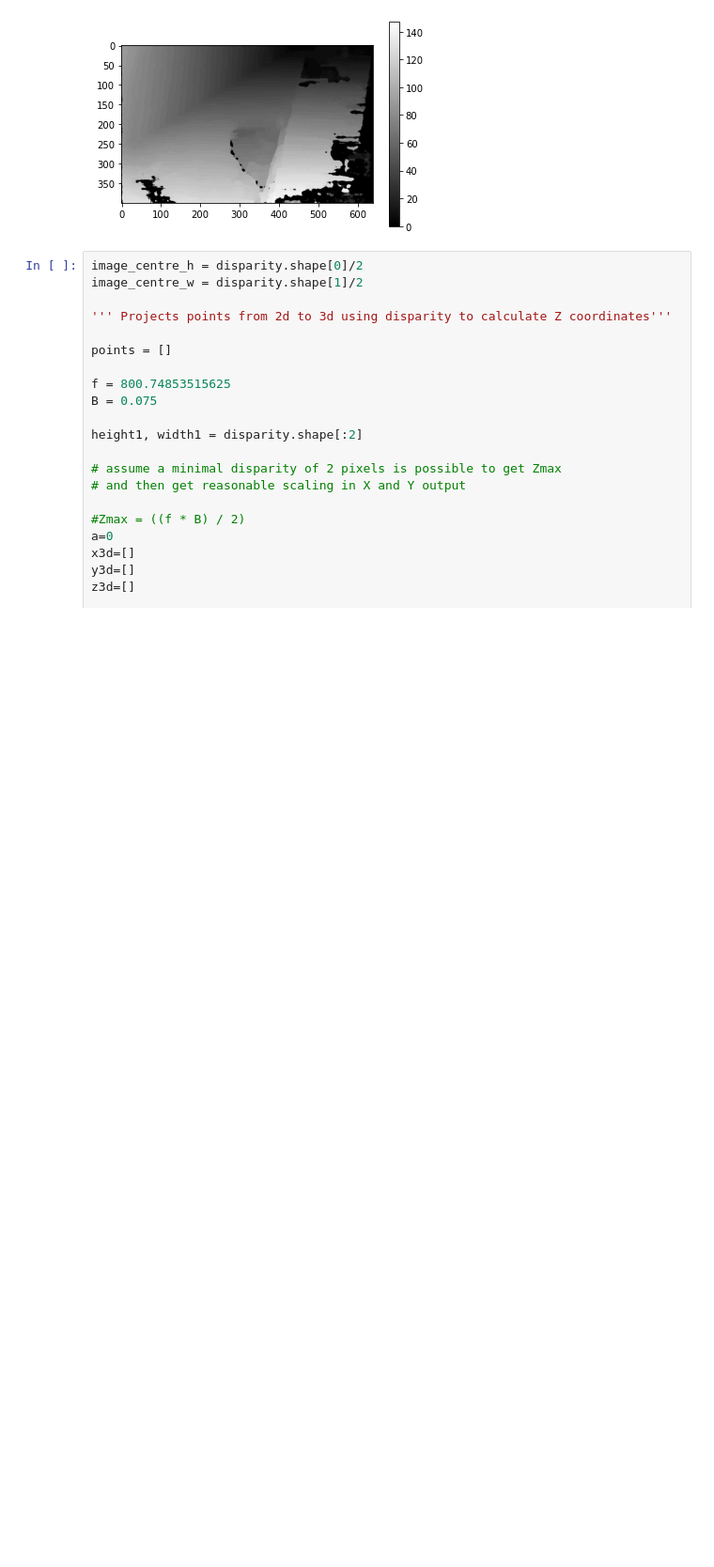
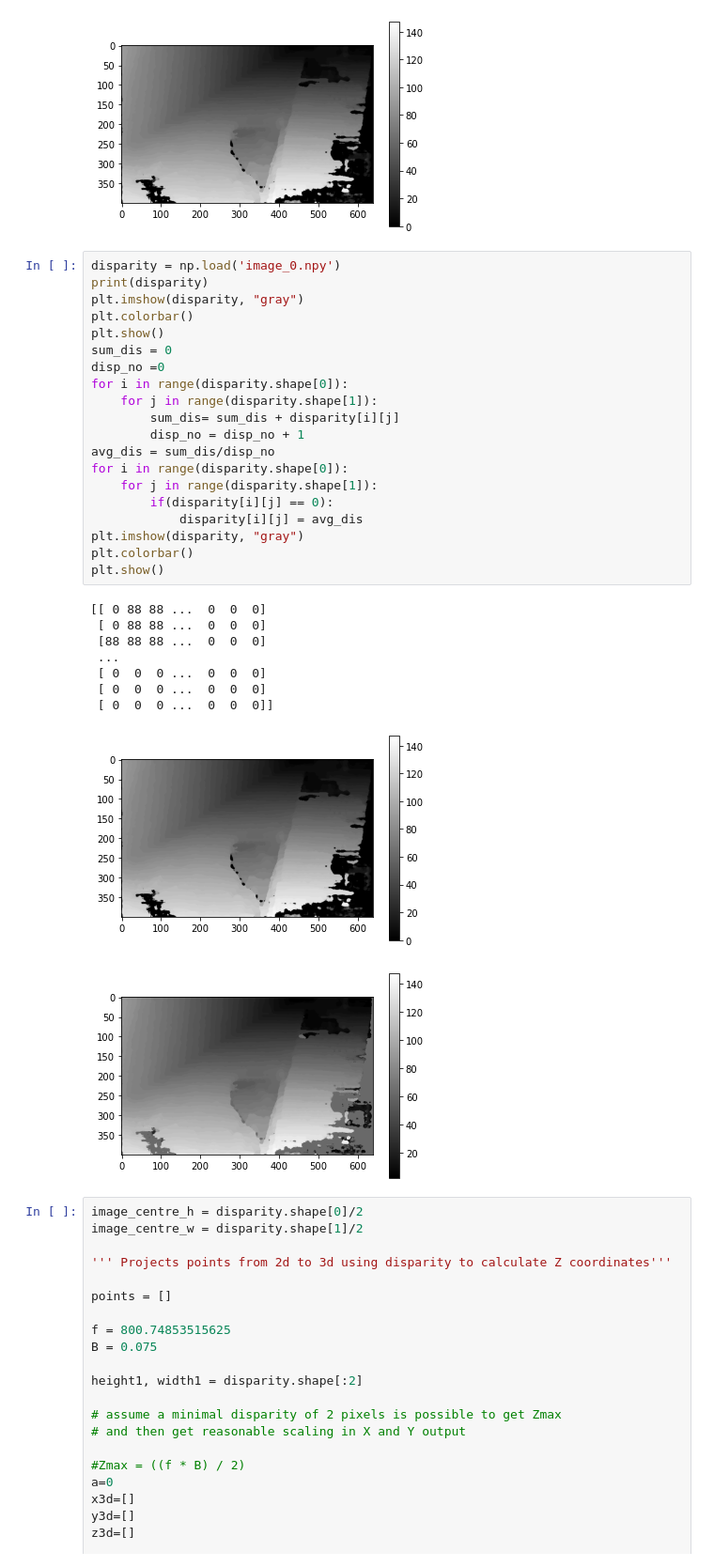
Before and after one commit to Dhruvanshu-Joshi/Pothole-Detection, a Jupyter notebook: Code/Pothole_Detection.ipynb, the cells around one changed output. Shown at 94% size. Saved outputs shown, nothing was run; the diff lists cells and outputs as text; blank space fills up the shorter version.

```diff
--- a/Code/Pothole_Detection.ipynb
+++ b/Code/Pothole_Detection.ipynb
@@ -109,6 +109,36 @@ plt.show()
  [ 0  0  0 ...  0  0  0]
  [ 0  0  0 ...  0  0  0]]
 [figure]
+# %%
+disparity = np.load('image_0.npy')
+print(disparity)
+plt.imshow(disparity, "gray")
+plt.colorbar()
+plt.show()
+sum_dis = 0
+disp_no =0
+for i in range(disparity.shape[0]):
+    for j in range(disparity.shape[1]):
+        sum_dis= sum_dis + disparity[i][j]
+        disp_no = disp_no + 1
+avg_dis = sum_dis/disp_no
+for i in range(disparity.shape[0]):
+    for j in range(disparity.shape[1]):
+        if(disparity[i][j] == 0):
+            disparity[i][j] = avg_dis
+plt.imshow(disparity, "gray")
+plt.colorbar()
+plt.show()
+# %% [output]
+[[ 0 88 88 ...  0  0  0]
+ [ 0 88 88 ...  0  0  0]
+ [88 88 88 ...  0  0  0]
+ ...
+ [ 0  0  0 ...  0  0  0]
+ [ 0  0  0 ...  0  0  0]
+ [ 0  0  0 ...  0  0  0]]
+[figure, added]
+[figure, added]
 # %%
 image_centre_h = disparity.shape[0]/2
 image_centre_w = disparity.shape[1]/2
```
Also changed, not shown: parts of 1 cell of this notebook.
